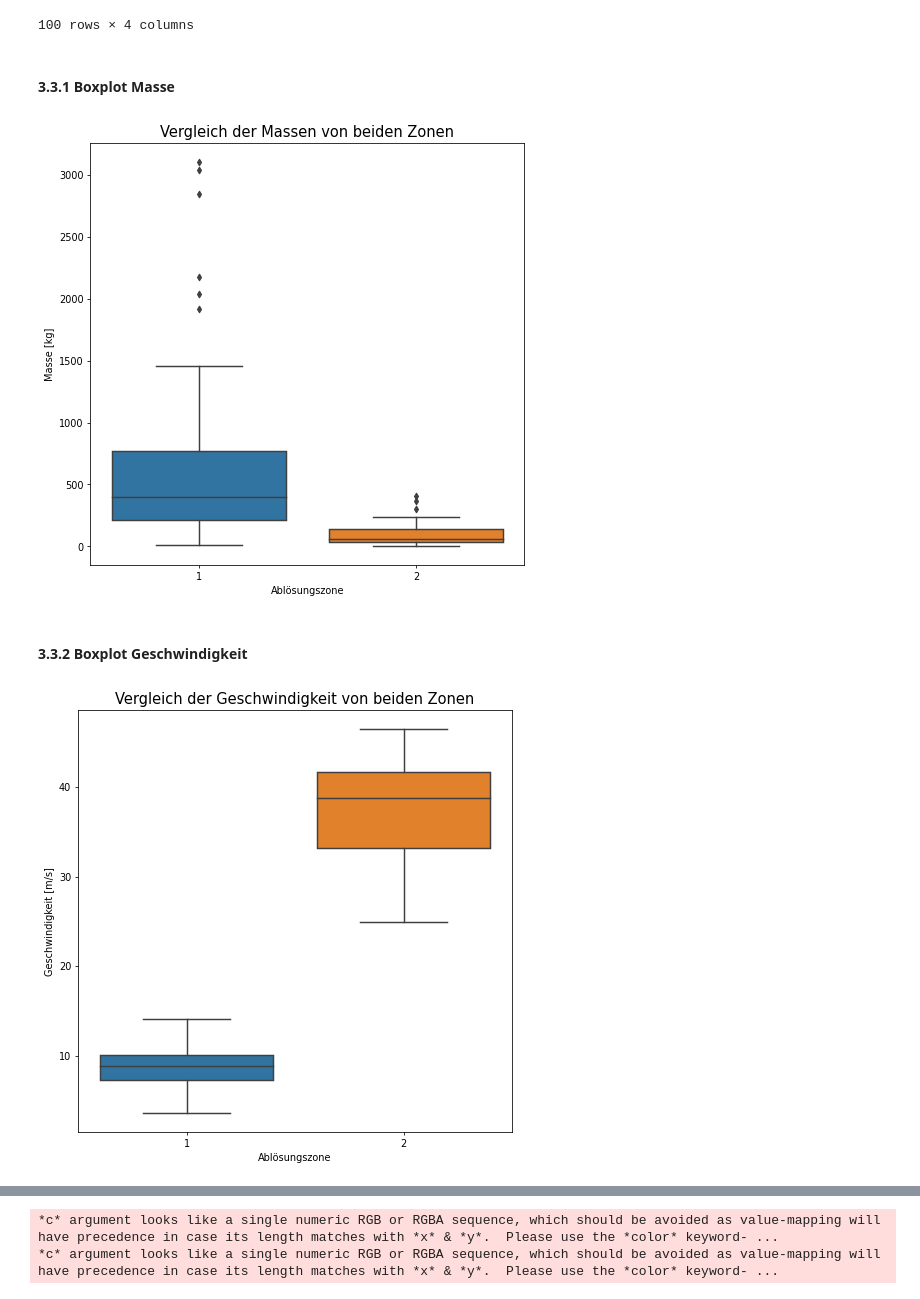
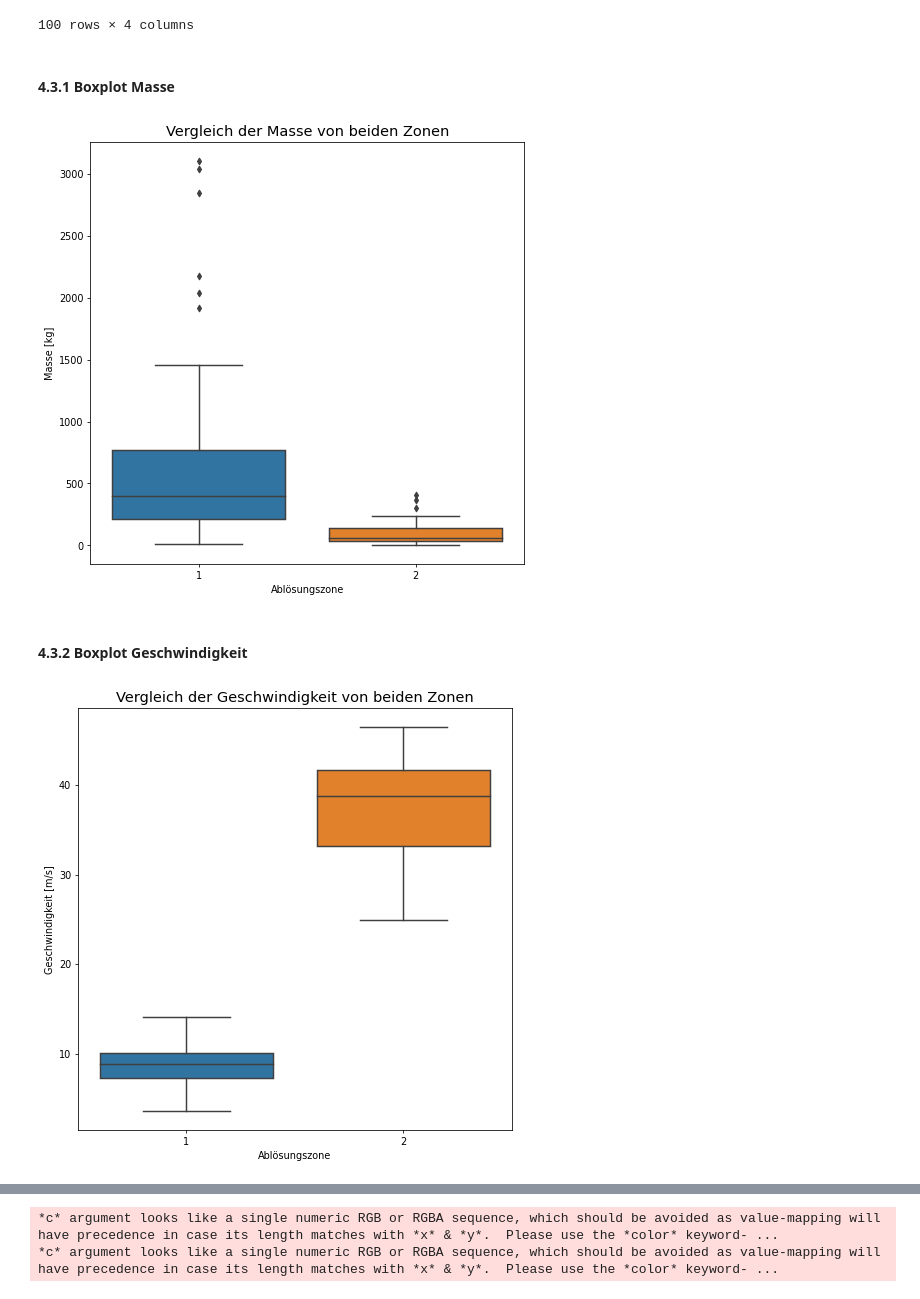
Before and after one commit to 7ben18/FHNW_Steinschlagrisiko, a Jupyter notebook: FHNW_Steinschlagrisiko.ipynb, the cells around one changed output, grey strips where cells are left out. Drawn from its saved outputs; the diff is of its cells as text; code cells hidden in the pictures.

```diff
--- a/FHNW_Steinschlagrisiko.ipynb
+++ b/FHNW_Steinschlagrisiko.ipynb
@@ -210,21 +204,21 @@ df3
 | 99 | 2019-03-28 01:00:00 | 58.0 | 37.2 | 2 |
 100 rows × 4 columns
 # %% [markdown]
-#### 3.3.1 Boxplot Masse
+#### 4.3.1 Boxplot Masse
 # %%
-def boxplot_zone(data, b_titel):
+def gen_boxplot(data, b_titel):
     plt.figure(figsize=(8, 8), dpi= 70, facecolor="w", edgecolor="k")
     sns.boxplot(x="Ablösungszone", y=df3[data], data=df3)
     plt.title(b_titel, fontsize=15)
     plt.show()
 # %%
-boxplot_zone("Masse [kg]", "Vergleich der Massen von beiden Zonen")
+gen_boxplot("Masse [kg]", "Vergleich der Masse von beiden Zonen")
 # %% [output]
-[figure, old version]
+[figure, new version]
 # %% [markdown]
-#### 3.3.2 Boxplot Geschwindigkeit
+#### 4.3.2 Boxplot Geschwindigkeit
 # %%
-boxplot_zone("Geschwindigkeit [m/s]", "Vergleich der Geschwindigkeit von beiden Zonen")
+gen_boxplot("Geschwindigkeit [m/s]", "Vergleich der Geschwindigkeit von beiden Zonen")
 # %% [output]
-[figure, old version]
+[figure, new version]
 # %% [markdown]
```
Also changed, not shown: parts of 55 cells of this notebook, 2 other files.
